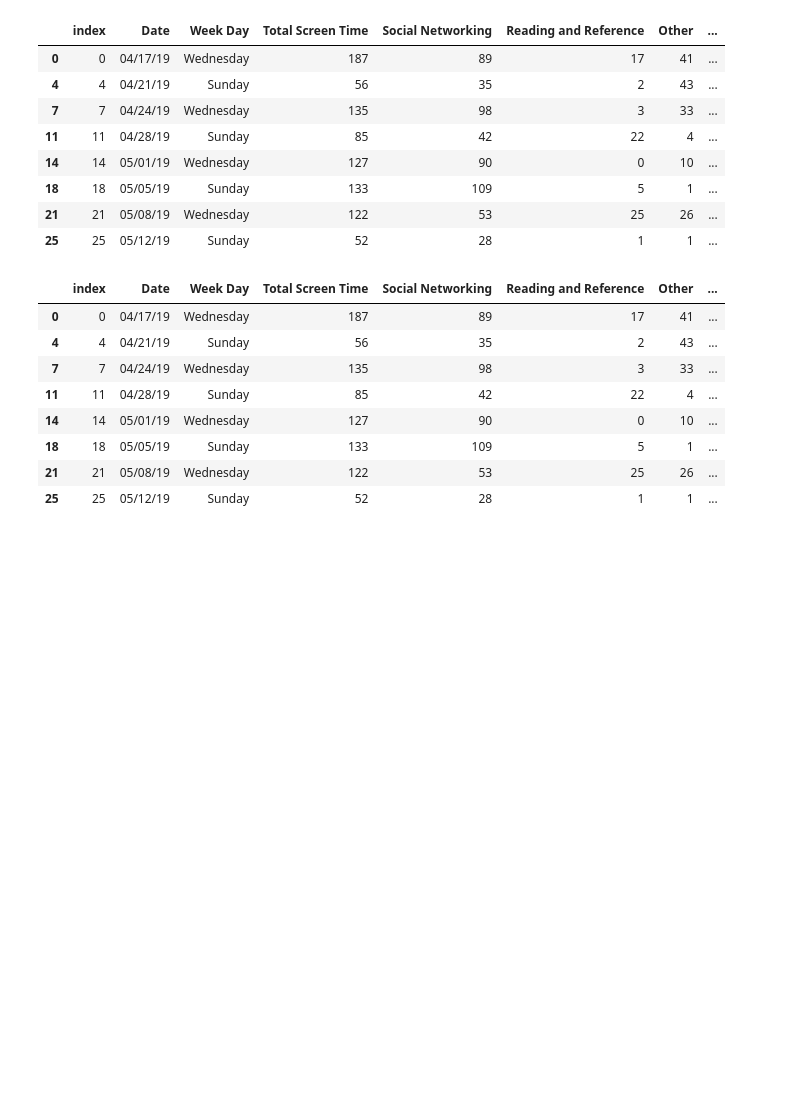
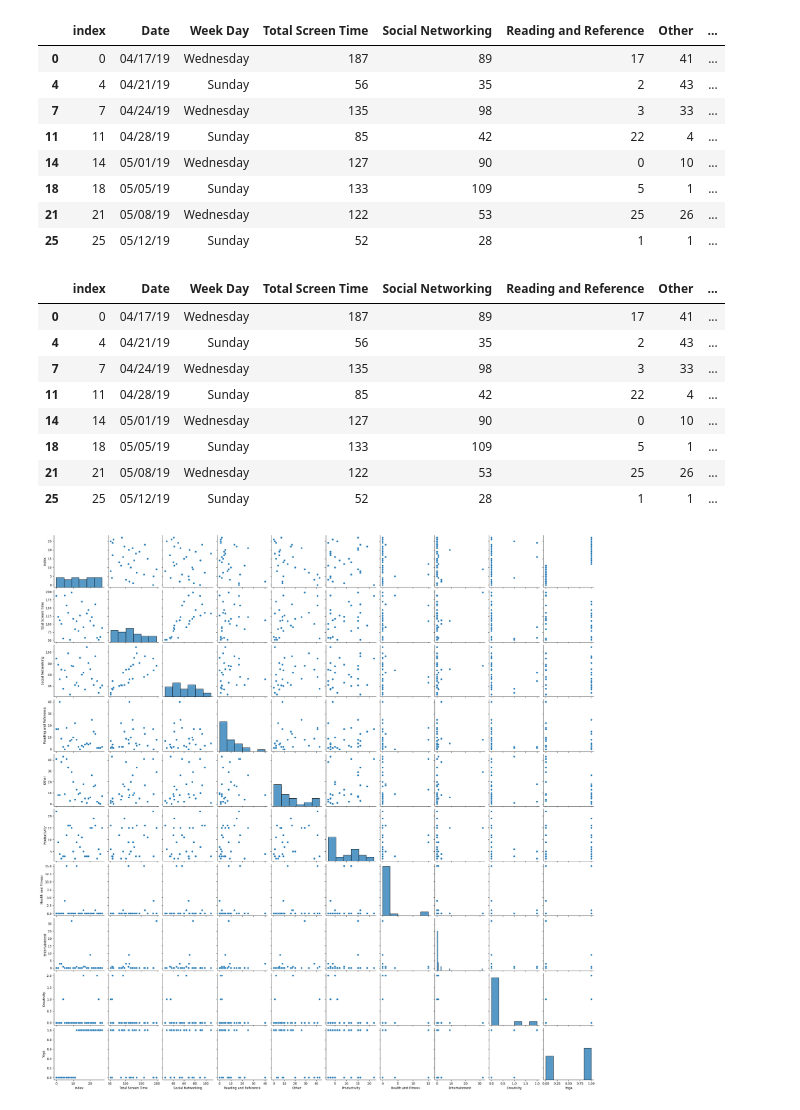
Before and after one commit to auseofficial/ipynb, a Jupyter notebook: panda1.ipynb, the cells around one changed output. Saved outputs shown, nothing was run; the diff lists cells and outputs as text; code cells hidden in the pictures; blank space fills up the shorter version.

```diff
--- a/panda1.ipynb
+++ b/panda1.ipynb
@@ -489,3 +489,11 @@ df[(df['Week Day'] == 'Wednesday') | (df['Week Day'] == 'Sunday')]
 | 18 | 18 | 05/05/19 | Sunday | 133 | 109 | 5 | 1 | ... |
 | 21 | 21 | 05/08/19 | Wednesday | 122 | 53 | 25 | 26 | ... |
 | 25 | 25 | 05/12/19 | Sunday | 52 | 28 | 1 | 1 | ... |
+# %%
+import seaborn as sns
+import matplotlib.pyplot as plt
+
+sns.pairplot(numeric_df)  # Replace numeric_df with your DataFrame
+plt.show()
+# %% [output]
+[figure, added]
```
Also changed, not shown: parts of 6 cells of this notebook.
